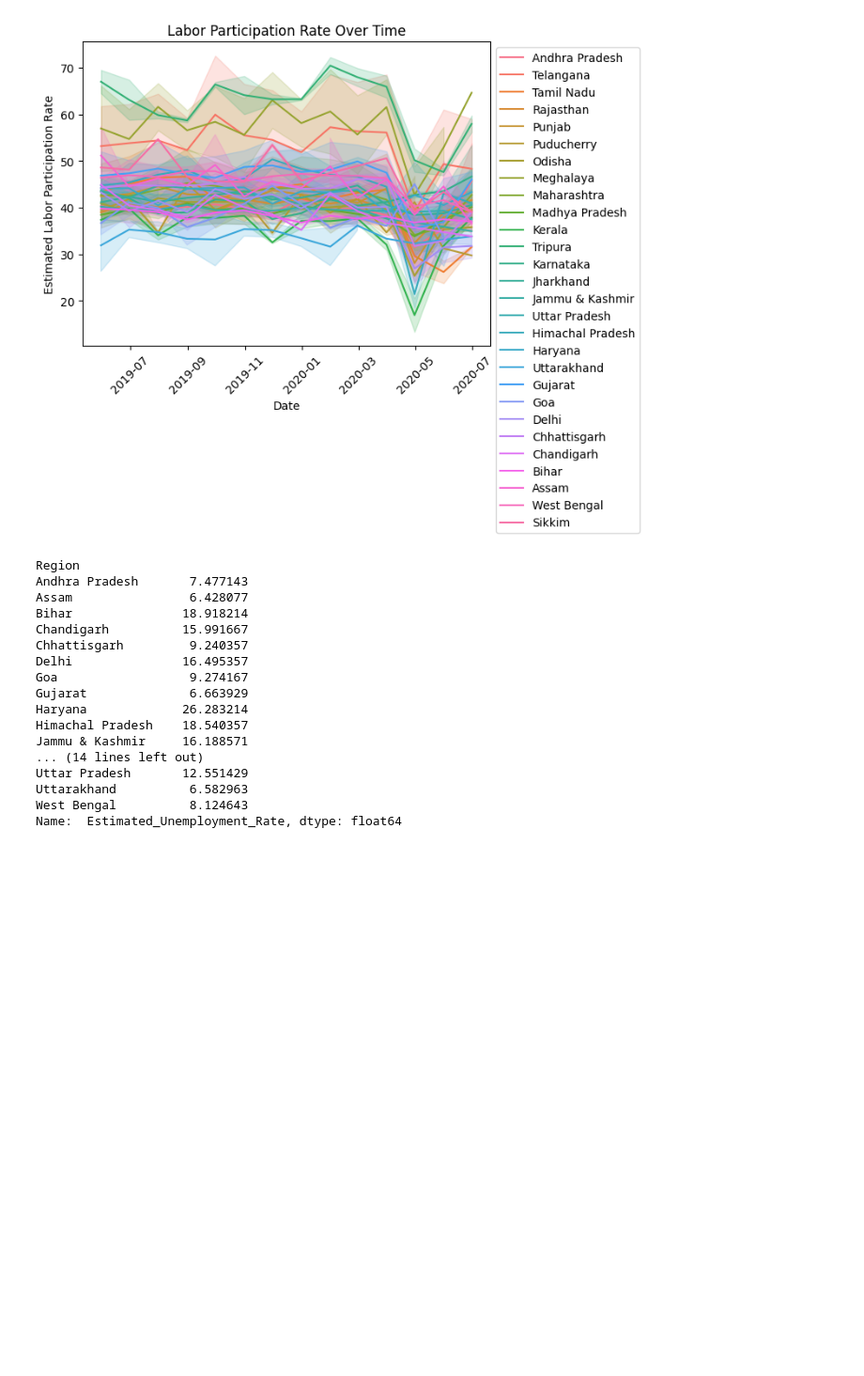
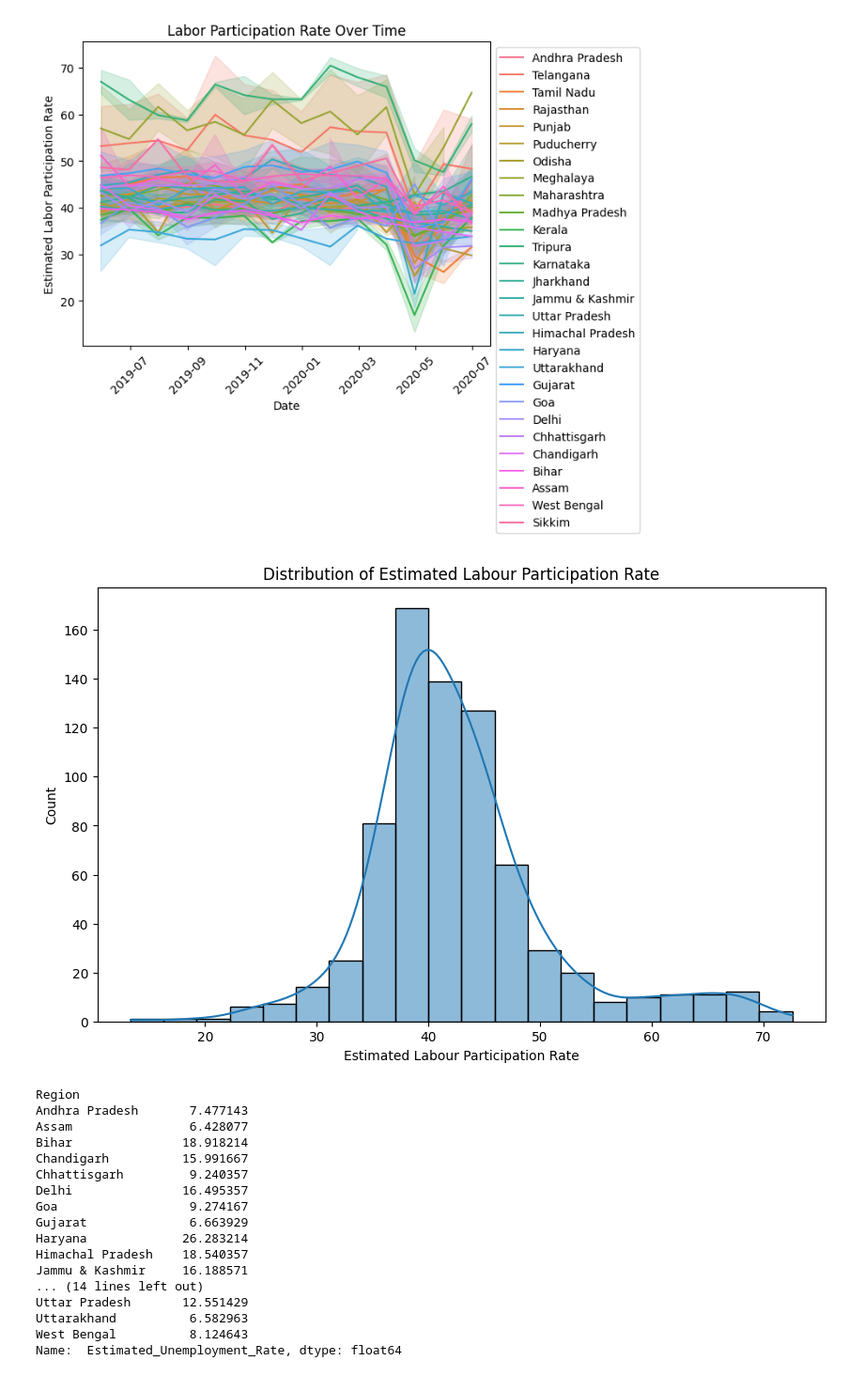
Before and after one commit to HeetvDhandhukia/OIBSIP, a Jupyter notebook: Unemployment_Analysis.ipynb, the cells around one changed output. Shown at 94% size. Saved outputs shown, nothing was run; the diff lists cells and outputs as text; code cells hidden in the pictures; blank space fills up the shorter version.

```diff
--- a/Unemployment_Analysis.ipynb
+++ b/Unemployment_Analysis.ipynb
@@ -90,6 +100,16 @@ plot.legend(loc='upper left', bbox_to_anchor=(1, 1))
 plt.show()
 # %% [output]
 [figure]
+# %%
+# EDA - Distribution of unemployment rate
+plt.figure(figsize=(10, 6))
+sns.histplot(data[' Estimated_Labour_Participation_Rate'], bins=20, kde=True)
+plt.title('Distribution of Estimated Labour Participation Rate')
+plt.xlabel('Estimated Labour Participation Rate')
+plt.ylabel('Count')
+plt.show()
+# %% [output]
+[figure, added]
 # %%
 # Calculate average unemployment rate by region
 avg_unemployment_by_region = data.groupby('Region')[' Estimated_Unemployment_Rate'].mean()
```
Also changed, not shown: parts of 8 cells of this notebook.
